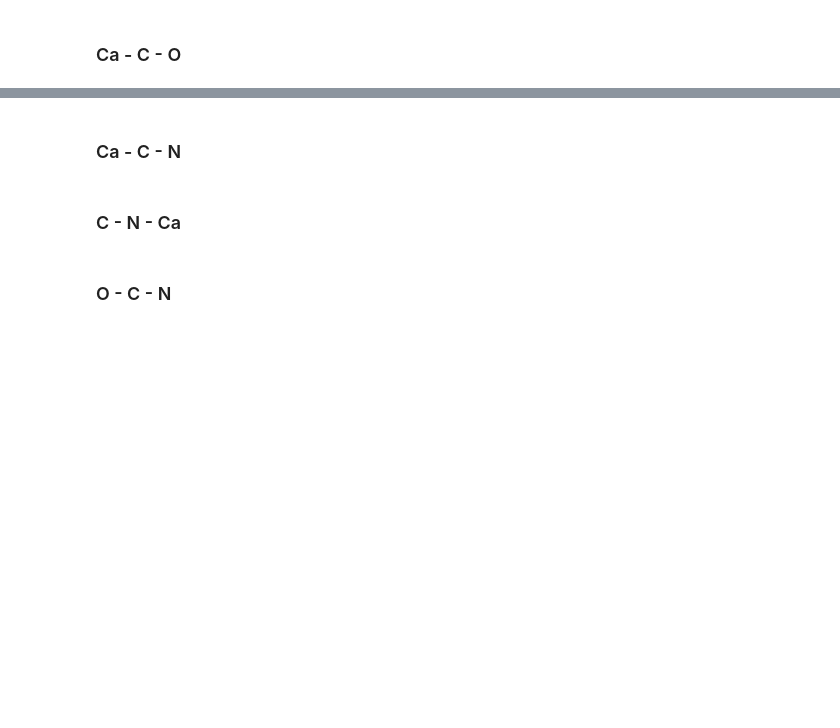
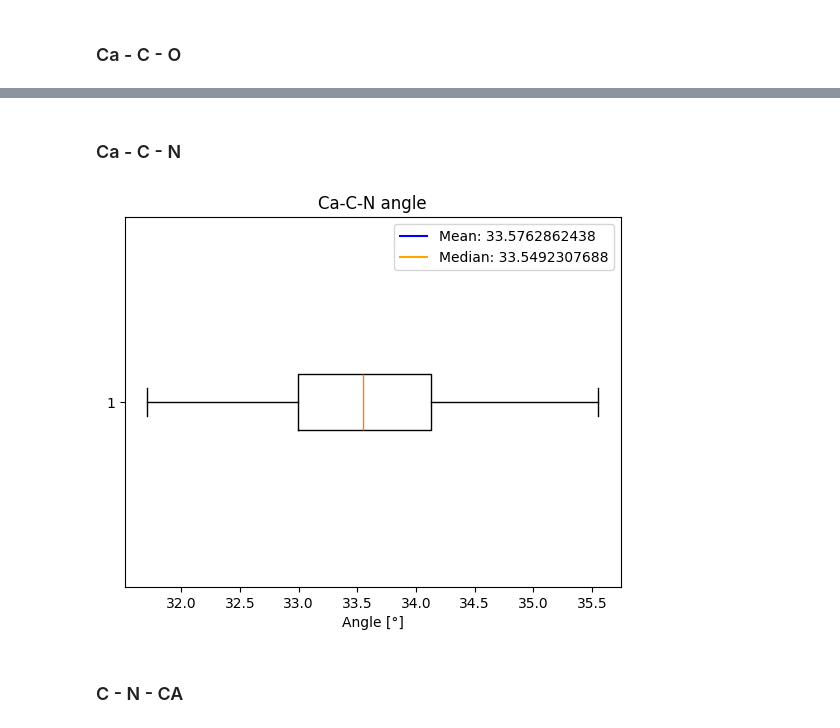
Before and after one commit to maxi-smidt/evofold, a Jupyter notebook: poc/analysis/residue_constants_measure.ipynb, the cells around one changed output, grey strips where cells are left out. Saved outputs shown, nothing was run; the diff lists cells and outputs as text; code cells hidden in the pictures; blank space fills up the shorter version.

```diff
--- a/poc/analysis/residue_constants_measure.ipynb
+++ b/poc/analysis/residue_constants_measure.ipynb
@@ -250,2 +273,8 @@ bplot_data_with_stats(all_angles, 'Ca-C-O angle', 'Angle [°]')
+# %% [markdown]
+### Ca - C - N
+# %%
+bplot_data_with_stats(get_data_for_angle('CA', 'C', 'N'), 'Ca-C-N angle', 'Angle [°]')
+# %% [output]
+[figure, added]
 # %% [markdown]
-### Ca - C - N
+### C - N - CA
@@ -254,4 +280,0 @@ import time
-# %% [markdown]
-### C - N - Ca
-# %% [markdown]
-### O - C - N
```
Also changed, not shown: parts of 20 cells of this notebook, 43 other files.
